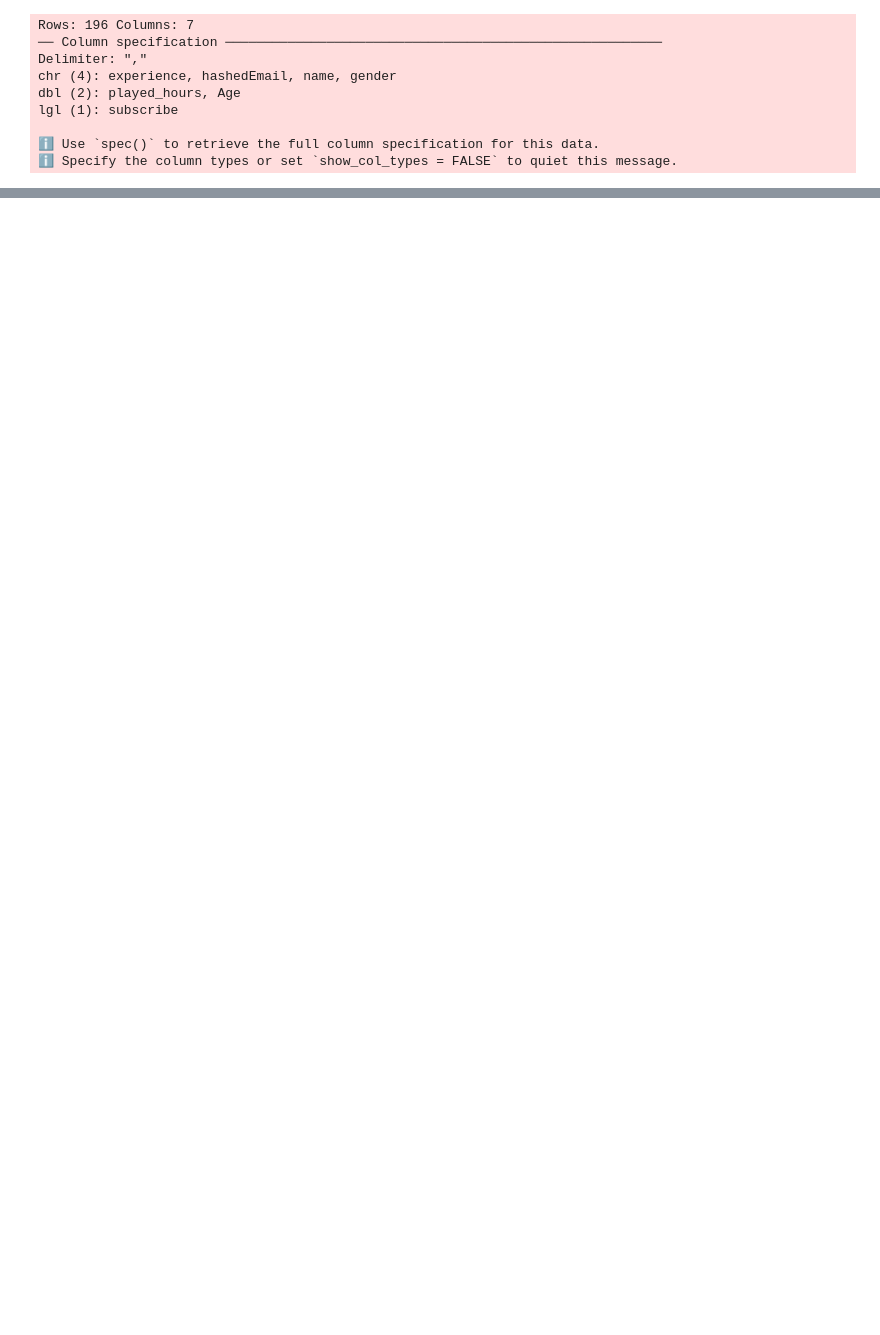
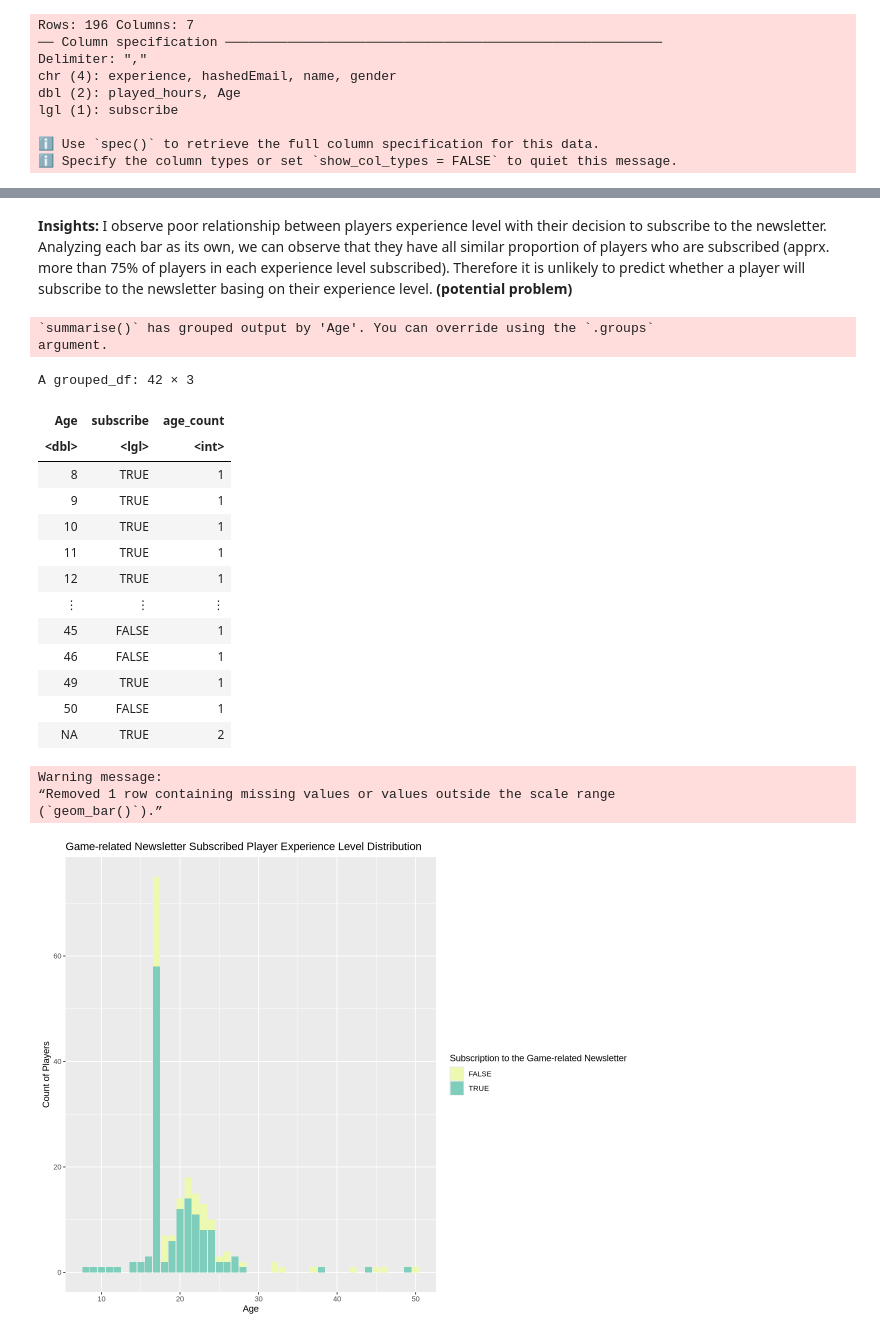
Before and after one commit to hy-008/dsci_project_1, a Jupyter notebook: dsci_project_0.ipynb, the cells around one changed output, grey strips where cells are left out. Cells and saved outputs as stored; diff of their text form; code cells hidden in the pictures; blank space fills up the shorter version.

```diff
--- a/dsci_project_0.ipynb
+++ b/dsci_project_0.ipynb
@@ -149,0 +112,42 @@ A tibble: 1 × 2
+# %% [markdown]
+**Insights:** I observe poor relationship between players experience level with their decision to subscribe to the newsletter. Analyzing each bar as its own, we can observe that they have all similar proportion of players who are subscribed (apprx. more than 75% of players in each experience level subscribed). Therefore it is unlikely to predict whether a player will subscribe to the newsletter basing on their experience level.
+**(potential problem)**
+# %%
+options(repr.plot.height = 8, repr.plot.width = 10)
+
+age_num <- player_data |>
+            # filter(subscribe == "TRUE") |>
+            group_by(Age, subscribe) |>
+            summarize(age_count = n())
+age_num
+
+age_num_chart <- age_num |>
+                ggplot(aes(x = Age, y = age_count, fill = subscribe)) +
+                geom_bar(stat = "identity") +
+                labs(x = "Age",
+                     y = "Count of Players",
+                     fill = "Subscription to the Game-related Newsletter") +
+                ggtitle("Game-related Newsletter Subscribed Player Experience Level Distribution") +
+                scale_fill_brewer(palette = 'YlGnBu')
+age_num_chart
+# %% [output]
+`summarise()` has grouped output by 'Age'. You can override using the `.groups`
+argument.
+A grouped_df: 42 × 3
+| Age | subscribe | age_count |
+| <dbl> | <lgl> | <int> |
+| 8 | TRUE | 1 |
+| 9 | TRUE | 1 |
+| 10 | TRUE | 1 |
+| 11 | TRUE | 1 |
+| 12 | TRUE | 1 |
+| ⋮ | ⋮ | ⋮ |
+| 45 | FALSE | 1 |
+| 46 | FALSE | 1 |
+| 49 | TRUE | 1 |
+| 50 | FALSE | 1 |
+| NA | TRUE | 2 |
+Warning message:
+“Removed 1 row containing missing values or values outside the scale range
+(`geom_bar()`).”
+[figure, added]
```
Also changed, not shown: parts of 10 cells of this notebook.
